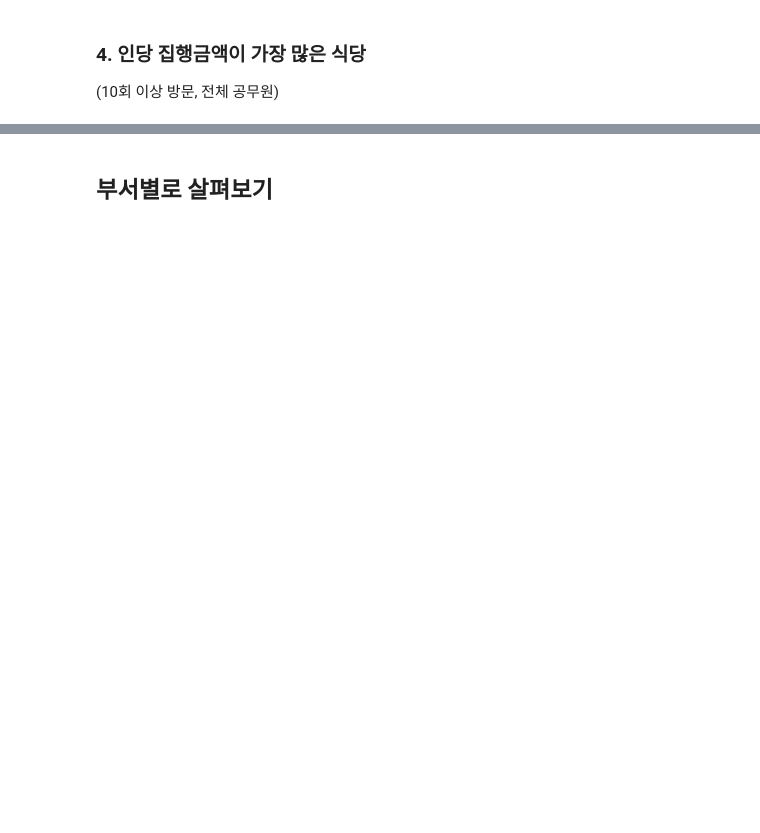
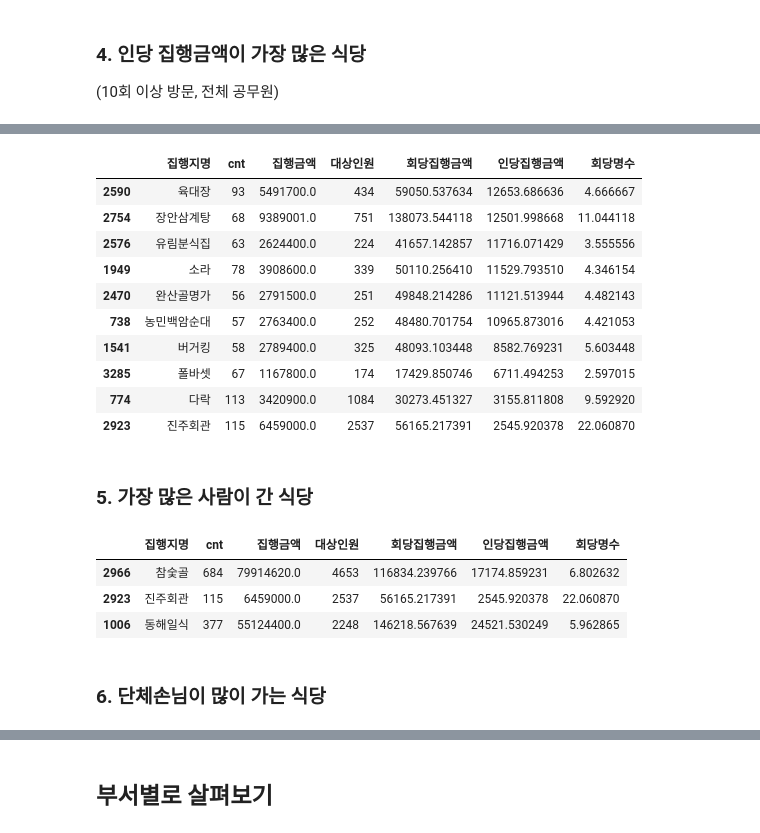
Before and after one commit to jy617lee/popular_restaurants_from_officials, a Jupyter notebook: data_analysis.ipynb, the cells around one changed output, grey strips where cells are left out. Saved outputs shown, nothing was run; the diff lists cells and outputs as text; code cells hidden in the pictures; blank space fills up the shorter version.

```diff
--- a/data_analysis.ipynb
+++ b/data_analysis.ipynb
@@ -78,0 +80,26 @@ df_group_5_up.sort_values(by='인당집행금액', ascending=False).head(3)
+# %%
+df_group_5_up.sort_values(by='인당집행금액', ascending=False).tail(10)
+# %% [output]
+|  | 집행지명 | cnt | 집행금액 | 대상인원 | 회당집행금액 | 인당집행금액 | 회당명수 |
+| 2590 | 육대장 | 93 | 5491700.0 | 434 | 59050.537634 | 12653.686636 | 4.666667 |
+| 2754 | 장안삼계탕 | 68 | 9389001.0 | 751 | 138073.544118 | 12501.998668 | 11.044118 |
+| 2576 | 유림분식집 | 63 | 2624400.0 | 224 | 41657.142857 | 11716.071429 | 3.555556 |
+| 1949 | 소라 | 78 | 3908600.0 | 339 | 50110.256410 | 11529.793510 | 4.346154 |
+| 2470 | 완산골명가 | 56 | 2791500.0 | 251 | 49848.214286 | 11121.513944 | 4.482143 |
+| 738 | 농민백암순대 | 57 | 2763400.0 | 252 | 48480.701754 | 10965.873016 | 4.421053 |
+| 1541 | 버거킹 | 58 | 2789400.0 | 325 | 48093.103448 | 8582.769231 | 5.603448 |
+| 3285 | 폴바셋 | 67 | 1167800.0 | 174 | 17429.850746 | 6711.494253 | 2.597015 |
+| 774 | 다락 | 113 | 3420900.0 | 1084 | 30273.451327 | 3155.811808 | 9.592920 |
+| 2923 | 진주회관 | 115 | 6459000.0 | 2537 | 56165.217391 | 2545.920378 | 22.060870 |
+# %% [markdown]
+### 5. 가장 많은 사람이 간 식당
+# %%
+df_group_5_up = df_group[df_group['cnt']>50]
+df_group_5_up.sort_values(by='대상인원', ascending=False).head(3)
+# %% [output]
+|  | 집행지명 | cnt | 집행금액 | 대상인원 | 회당집행금액 | 인당집행금액 | 회당명수 |
+| 2966 | 참숯골 | 684 | 79914620.0 | 4653 | 116834.239766 | 17174.859231 | 6.802632 |
+| 2923 | 진주회관 | 115 | 6459000.0 | 2537 | 56165.217391 | 2545.920378 | 22.060870 |
+| 1006 | 동해일식 | 377 | 55124400.0 | 2248 | 146218.567639 | 24521.530249 | 5.962865 |
+# %% [markdown]
+### 6. 단체손님이 많이 가는 식당
```
Also changed, not shown: parts of 12 cells of this notebook, 5 other files.
